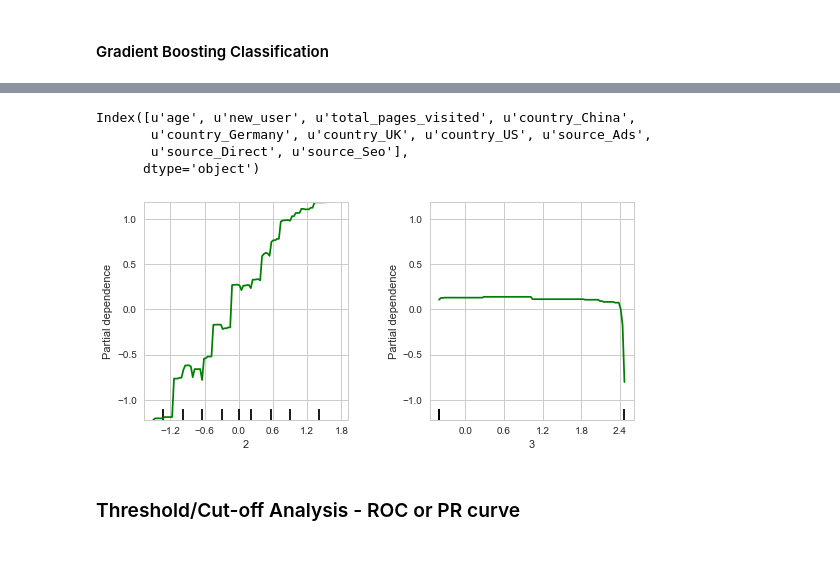
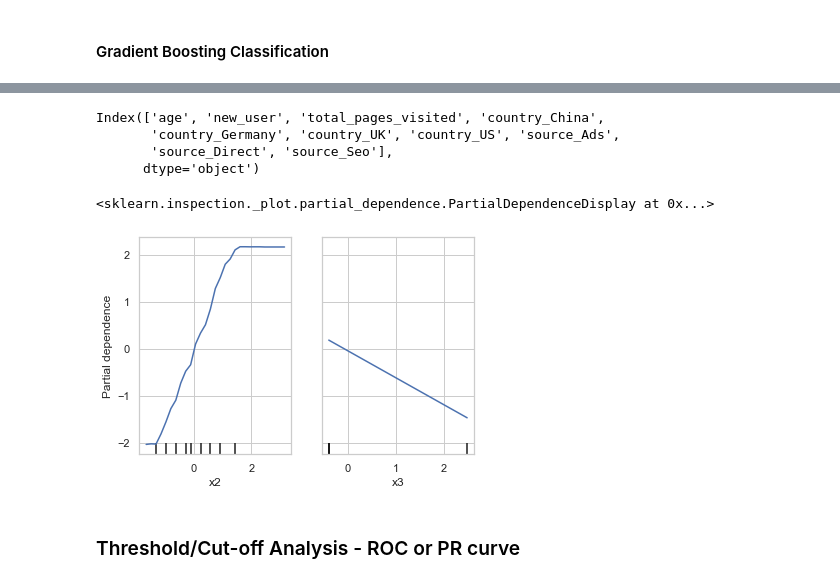
Before and after one commit to prat07/Tutorials, a Jupyter notebook: 8_Classification.ipynb, the cells around one changed output, grey strips where cells are left out. Cells and saved outputs as stored; diff of their text form; code cells hidden in the pictures; blank space fills up the shorter version.

```diff
--- a/8_Classification.ipynb
+++ b/8_Classification.ipynb
@@ -23,7 +23,7 @@ converted: this is our label. 1 means they converted within the session, 0 means
 # %% [markdown]
 ### Load Data
 # %%
-df = pd.read_csv('conversion_data.csv')
+df = pd.read_csv('dataset/conversion_data.csv')
 df.head()
 # %% [output]
 |  | country | age | new_user | source | total_pages_visited | converted |
@@ -384,8 +380,8 @@ y_train.value_counts()
 Name: converted, dtype: int64
 # %%
 from imblearn.over_sampling import SMOTE
-sm = SMOTE(random_state=12, ratio = 1.0)
-X_train_sm, y_train_sm = sm.fit_sample(X_train, y_train)
+sm = SMOTE(random_state=12)
+X_train_sm, y_train_sm = sm.fit_resample(X_train, y_train)
 # %%
 np.unique(y_train_sm, return_counts=True)
 # %% [output]
@@ -758,21 +738,22 @@ F1 score =  0.71875
 # %%
 X.columns
 # %% [output]
-Index([u'age', u'new_user', u'total_pages_visited', u'country_China',
-       u'country_Germany', u'country_UK', u'country_US', u'source_Ads',
-       u'source_Direct', u'source_Seo'],
+Index(['age', 'new_user', 'total_pages_visited', 'country_China',
+       'country_Germany', 'country_UK', 'country_US', 'source_Ads',
+       'source_Direct', 'source_Seo'],
       dtype='object')
 # %%
 # Partial dependence plot for interpretation of the model (defined only on training data)
 
-from sklearn.ensemble.partial_dependence import plot_partial_dependence
+from sklearn.inspection import PartialDependenceDisplay
 
-fig, axs = plot_partial_dependence(gb, X_train, features = [2,3]) # The features are the column numbers from the X array
+PartialDependenceDisplay.from_estimator(gb, X_train, features =[2,3]) # The features are the column numbers from the X array
 
 # One-way PDPs tell us about the interaction between the target response and the target feature (e.g. linear, non-linear)
 # Also it can tell direction ( +ve or -ve relationship)
 # %% [output]
+<sklearn.inspection._plot.partial_dependence.PartialDependenceDisplay at 0x...>
-[figure, old version]
+[figure, new version]
 # %% [markdown]
 ### Threshold/Cut-off Analysis - ROC or PR curve
 # %% [markdown]
```
Also changed, not shown: parts of 26 cells of this notebook.
